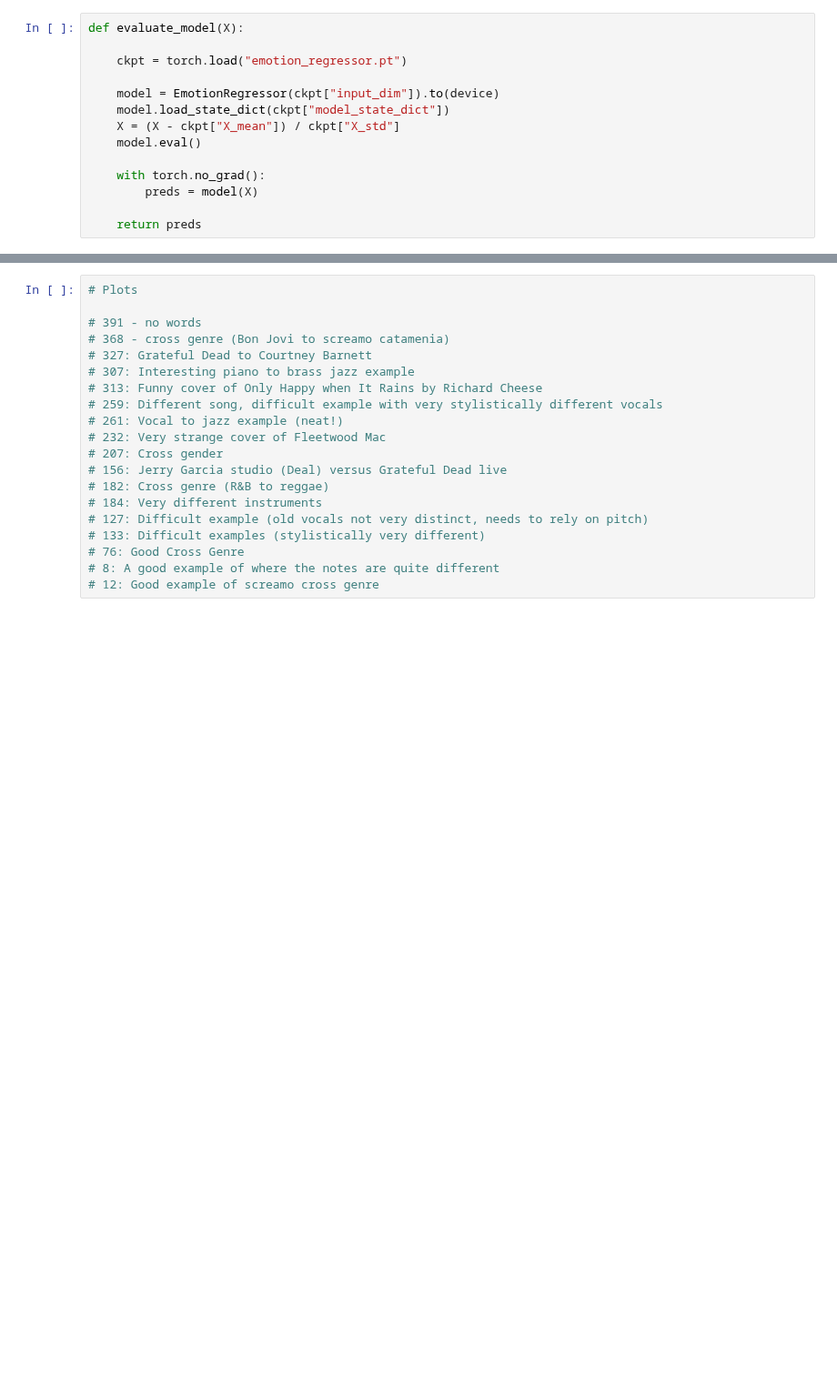
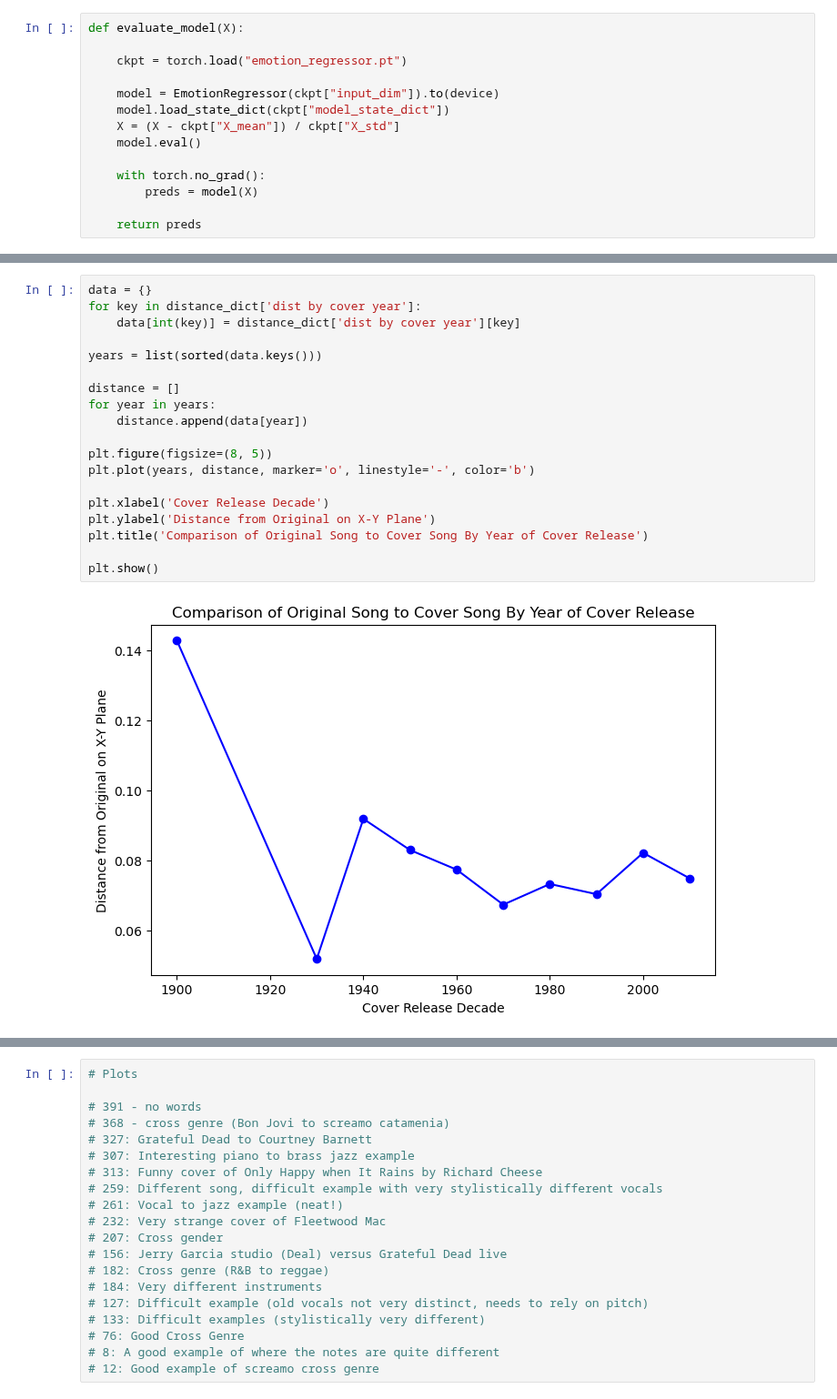
Before and after one commit to sarah-baskin/cover-song-analysis, a Jupyter notebook: covers1000_analysis.ipynb, the cells around one changed output, grey strips where cells are left out. Shown at 91% size. Saved outputs shown, nothing was run; the diff lists cells and outputs as text; blank space fills up the shorter version.

```diff
--- a/covers1000_analysis.ipynb
+++ b/covers1000_analysis.ipynb
@@ -302,0 +437,21 @@ print(distance_dict)
+# %%
+data = {}
+for key in distance_dict['dist by cover year']:
+    data[int(key)] = distance_dict['dist by cover year'][key]
+
+years = list(sorted(data.keys()))
+
+distance = []
+for year in years:
+    distance.append(data[year])
+
+plt.figure(figsize=(8, 5))
+plt.plot(years, distance, marker='o', linestyle='-', color='b')
+
+plt.xlabel('Cover Release Decade')
+plt.ylabel('Distance from Original on X-Y Plane')
+plt.title('Comparison of Original Song to Cover Song By Year of Cover Release')
+
+plt.show()
+# %% [output]
+[figure, added]
```
Also changed, not shown: parts of 14 cells of this notebook.
